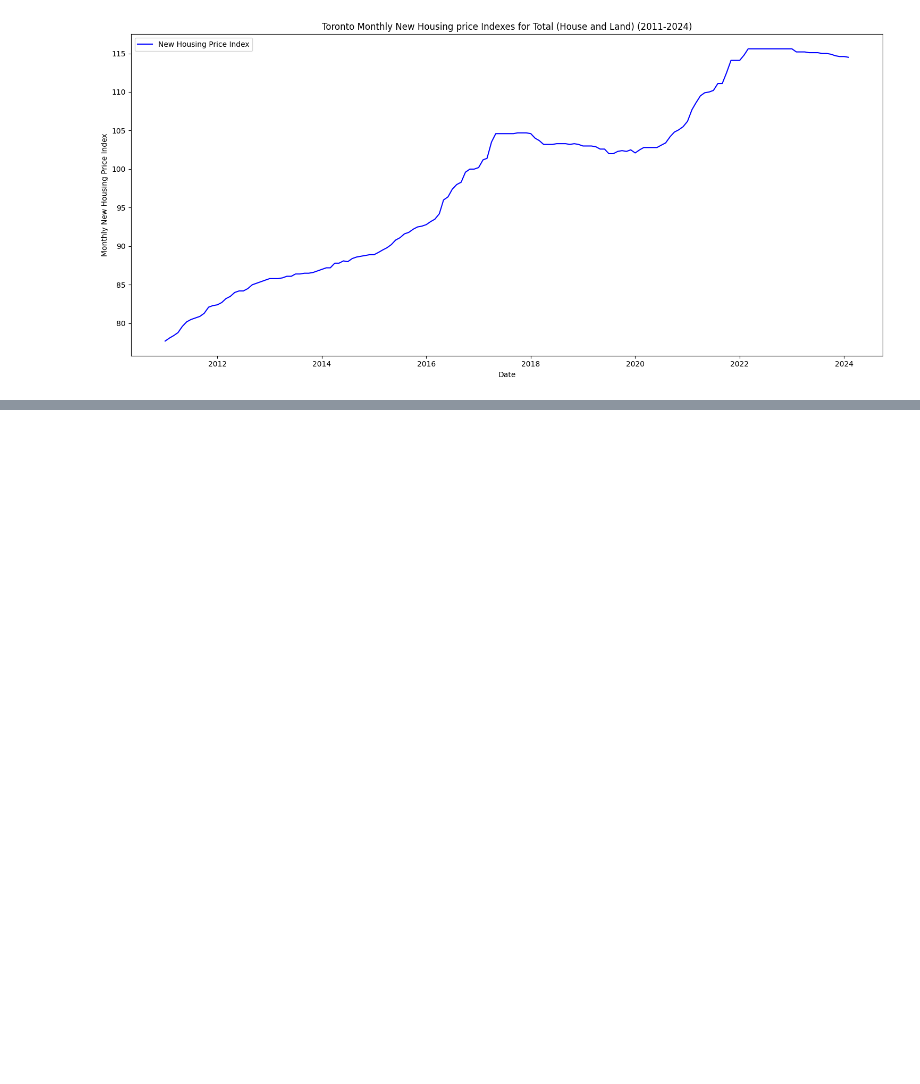
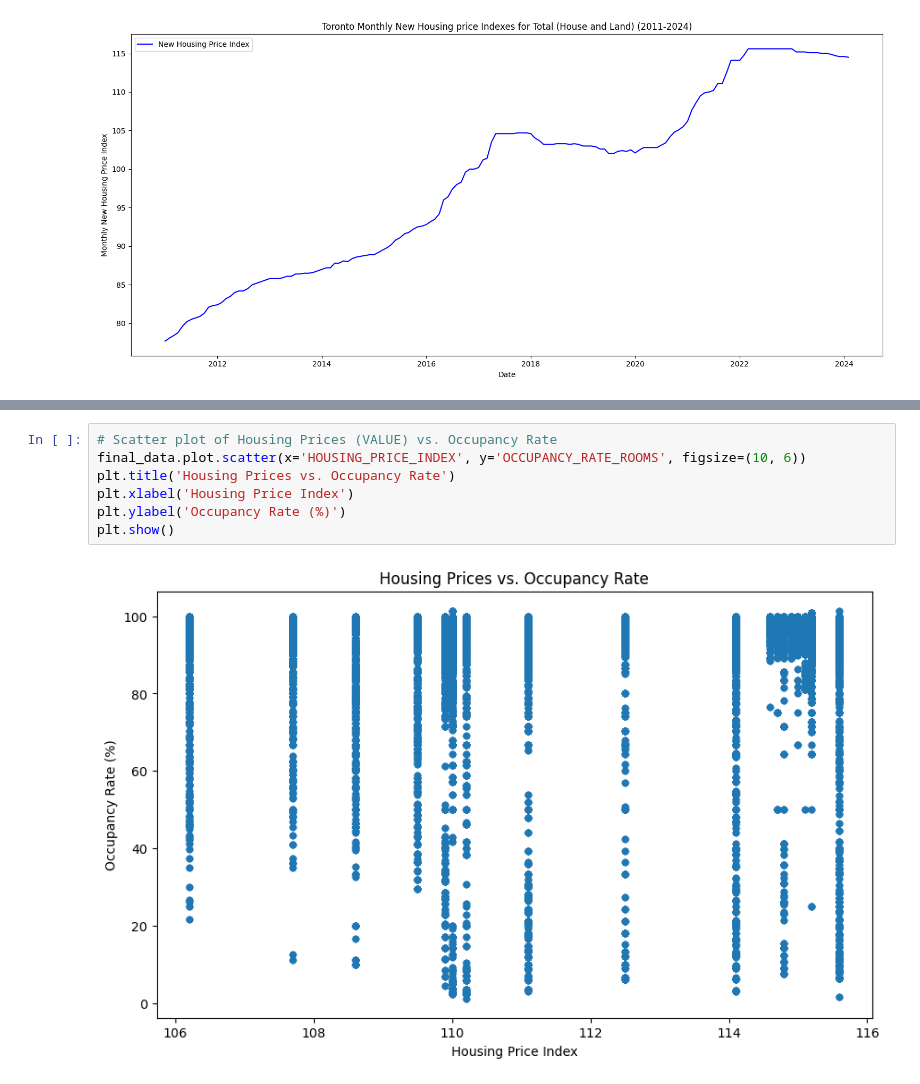
Before and after one commit to Tomasdfgh/RBCs_Borealis_AIs_Shelter_Occupancy_Forecast, a Jupyter notebook: Data_Visualization.ipynb, the cells around one changed output, grey strips where cells are left out. Drawn from its saved outputs; the diff is of its cells as text; blank space fills up the shorter version.

```diff
--- a/Data_Visualization.ipynb
+++ b/Data_Visualization.ipynb
@@ -367,0 +494,9 @@ plt.show()
+# %%
+# Scatter plot of Housing Prices (VALUE) vs. Occupancy Rate
+final_data.plot.scatter(x='HOUSING_PRICE_INDEX', y='OCCUPANCY_RATE_ROOMS', figsize=(10, 6))
+plt.title('Housing Prices vs. Occupancy Rate')
+plt.xlabel('Housing Price Index')
+plt.ylabel('Occupancy Rate (%)')
+plt.show()
+# %% [output]
+[figure, added]
```
Also changed, not shown: parts of 17 cells of this notebook.
